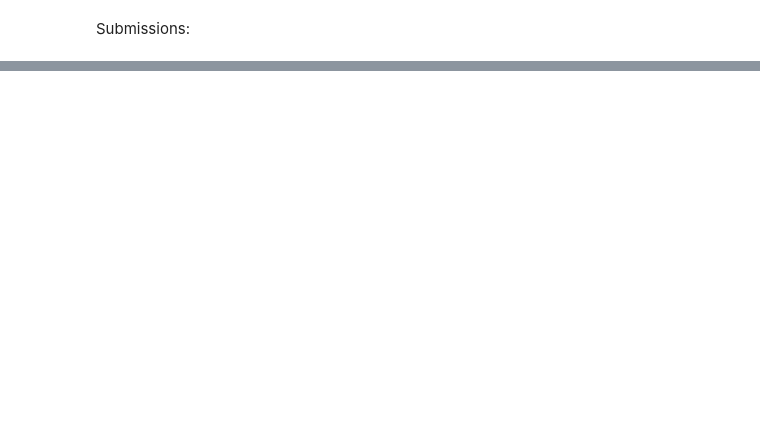
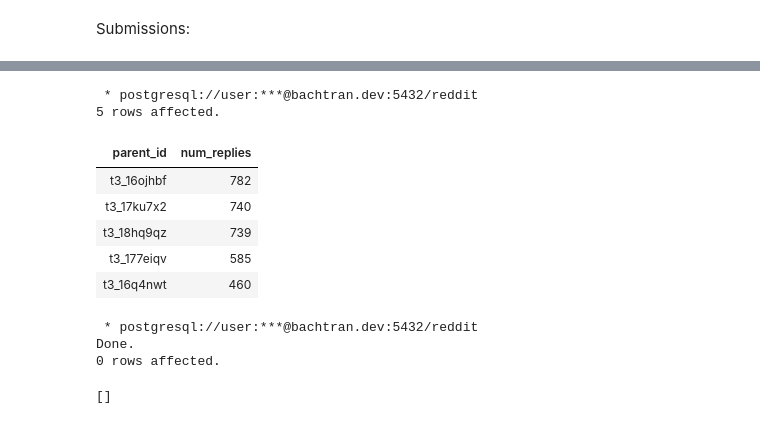
Before and after one commit to faithdennis/reddit-data-pipeline, a Jupyter notebook: code/db_upload.ipynb, the cells around one changed output, grey strips where cells are left out. Cells and saved outputs as stored; diff of their text form; code cells hidden in the pictures; blank space fills up the shorter version.

```diff
--- a/code/db_upload.ipynb
+++ b/code/db_upload.ipynb
@@ -124,0 +378,36 @@ upload_to_db(db_engine, submissions_data_path, 'submissions', relevant_submissio
+# %%
+%%sql
+    SELECT p.parent_id, COUNT(*) AS num_replies
+    FROM comments_without_duplicates AS p
+    GROUP BY p.parent_id
+    ORDER BY num_replies DESC
+    LIMIT 5
+    ;
+# %% [output]
+ * postgresql://user:***@bachtran.dev:5432/reddit
+5 rows affected.
+| parent_id | num_replies |
+| t3_16ojhbf | 782 |
+| t3_17ku7x2 | 740 |
+| t3_18hq9qz | 739 |
+| t3_177eiqv | 585 |
+| t3_16q4nwt | 460 |
+# %%
+%%sql
+DROP MATERIALIZED VIEW comments_with_num_replies;
+CREATE MATERIALIZED VIEW comments_with_num_replies AS (
+    WITH parent_child_comments AS (
+    SELECT p.parent_id AS pid, COUNT(*) AS num_replies
+    FROM comments_without_duplicates AS p
+    GROUP BY p.parent_id
+)
+SELECT *
+FROM comments_without_duplicates AS c
+INNER JOIN parent_child_comments AS pc
+ON c.id = pc.pid
+);
+# %% [output]
+ * postgresql://user:***@bachtran.dev:5432/reddit
+Done.
+0 rows affected.
+[]
```
Also changed, not shown: parts of 19 cells of this notebook.
